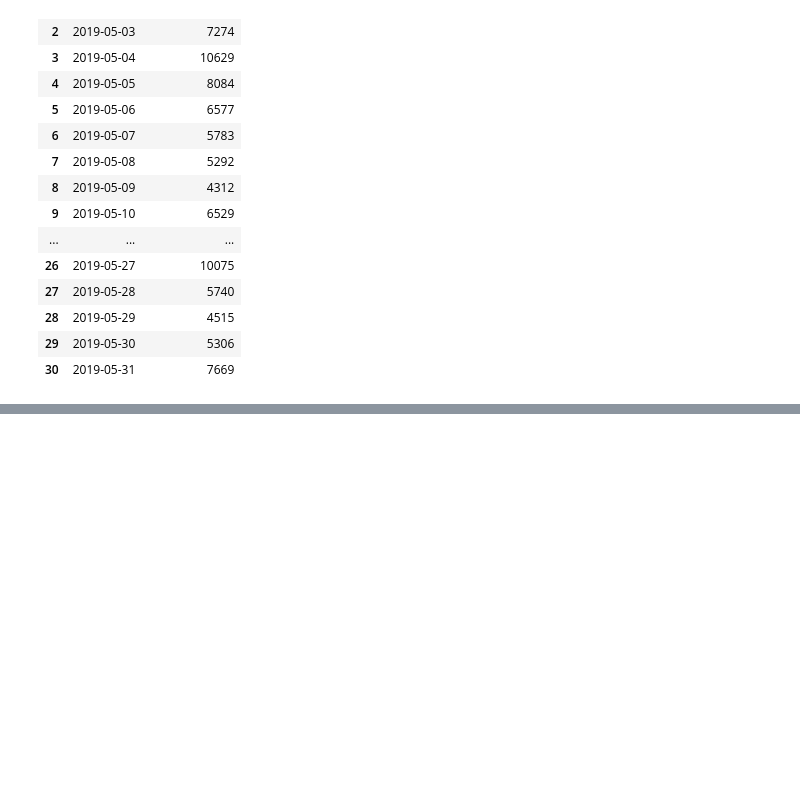
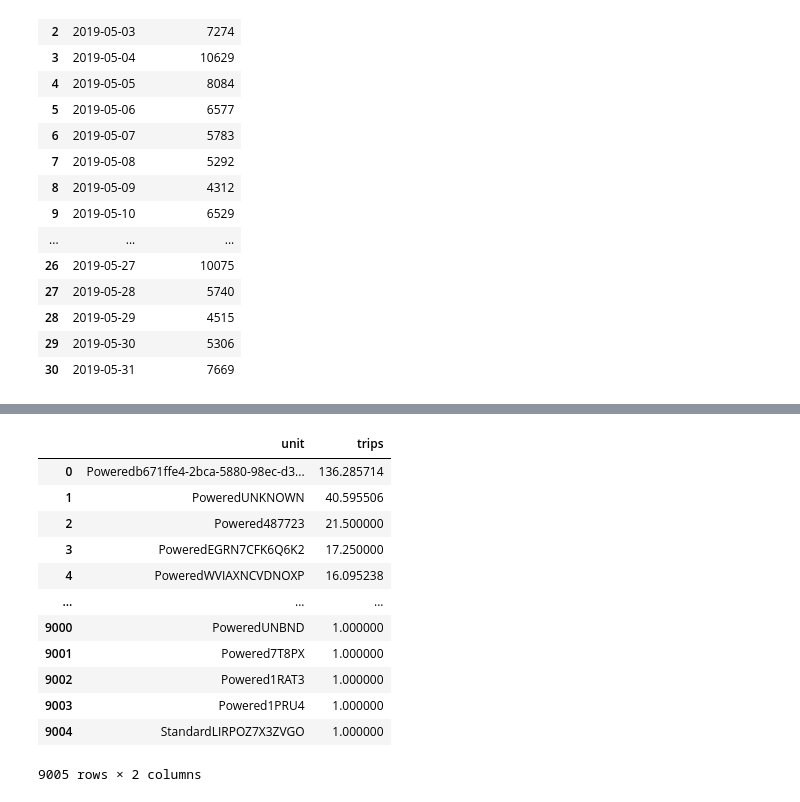
Before and after one commit to NSS-Data-Analytics-Cohort-11/scooters-supreme, a Jupyter notebook: notebook/scooters.ipynb, the cells around one changed output, grey strips where cells are left out. Saved outputs shown, nothing was run; the diff lists cells and outputs as text; code cells hidden in the pictures; blank space fills up the shorter version.

```diff
--- a/notebook/scooters.ipynb
+++ b/notebook/scooters.ipynb
@@ -320,0 +422,16 @@ trips.head()
+# %%
+avg_trips.sort_values(ascending=False).reset_index()
+# %% [output]
+|  | unit | trips |
+| 0 | Poweredb671ffe4-2bca-5880-98ec-d3... | 136.285714 |
+| 1 | PoweredUNKNOWN | 40.595506 |
+| 2 | Powered487723 | 21.500000 |
+| 3 | PoweredEGRN7CFK6Q6K2 | 17.250000 |
+| 4 | PoweredWVIAXNCVDNOXP | 16.095238 |
+| ... | ... | ... |
+| 9000 | PoweredUNBND | 1.000000 |
+| 9001 | Powered7T8PX | 1.000000 |
+| 9002 | Powered1RAT3 | 1.000000 |
+| 9003 | Powered1PRU4 | 1.000000 |
+| 9004 | StandardLIRPOZ7X3ZVGO | 1.000000 |
+9005 rows × 2 columns
```
Also changed, not shown: parts of 55 cells of this notebook.
